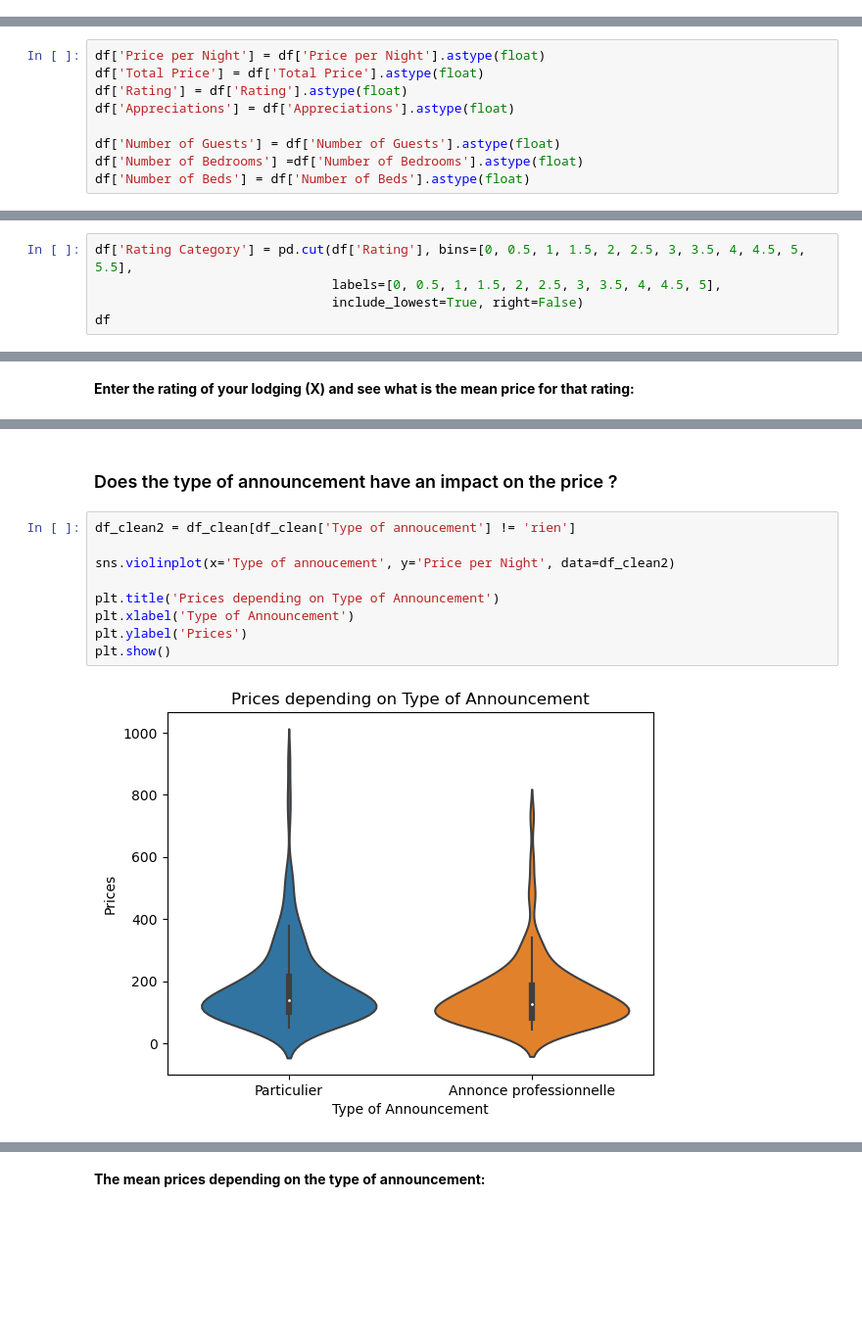
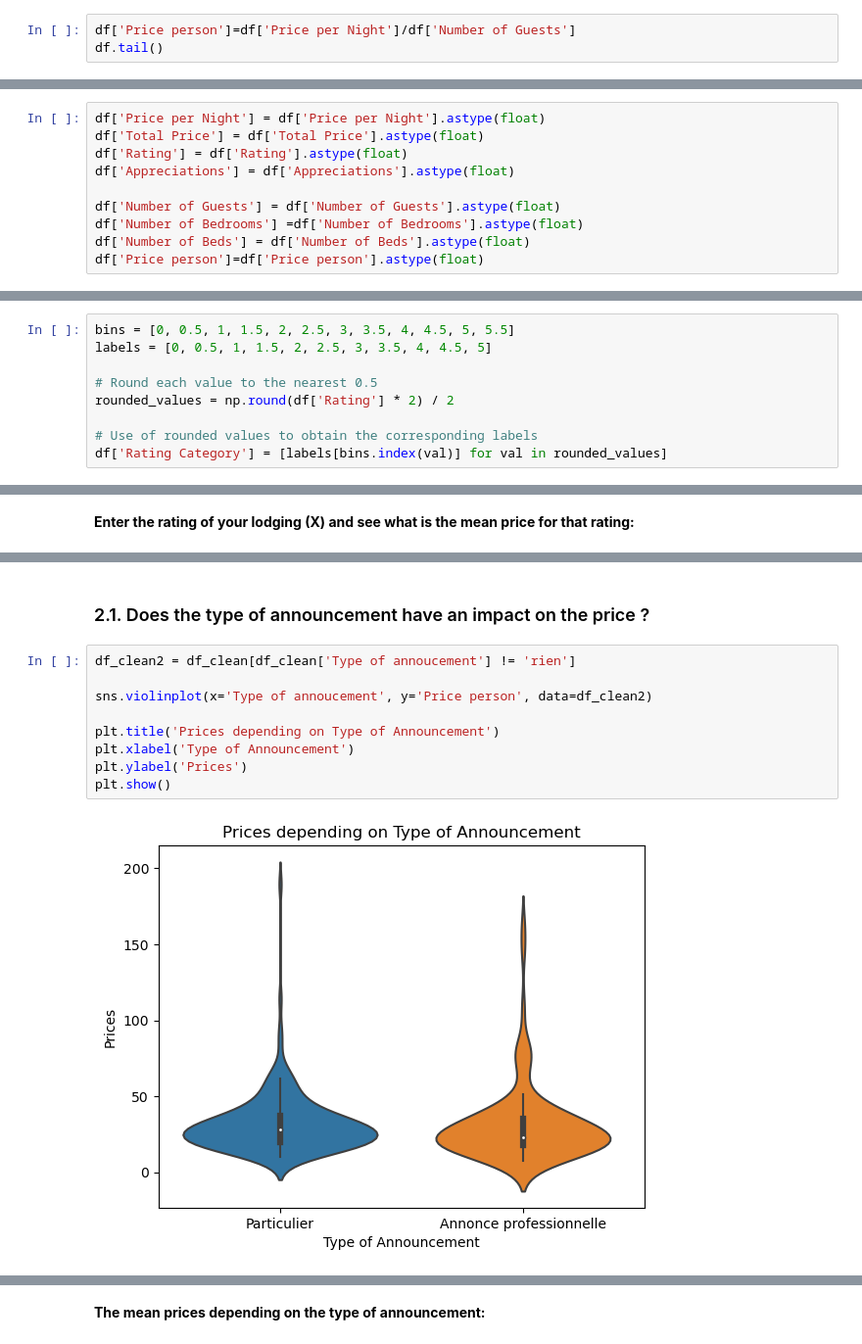
Before and after one commit to paulinecolle/Project-data, a Jupyter notebook: Visualisation.ipynb, the cells around one changed output, grey strips where cells are left out. Shown at 98% size. Saved outputs shown, nothing was run; the diff lists cells and outputs as text; blank space fills up the shorter version.

```diff
--- a/Visualisation.ipynb
+++ b/Visualisation.ipynb
@@ -59,0 +32,3 @@ df
+# %%
+df['Price person']=df['Price per Night']/df['Number of Guests']
+df.tail()
@@ -68,3 +50,4 @@ df['Appreciations'] = df['Appreciations'].astype(float)
 df['Number of Guests'] = df['Number of Guests'].astype(float)
 df['Number of Bedrooms'] =df['Number of Bedrooms'].astype(float)
 df['Number of Beds'] = df['Number of Beds'].astype(float)
+df['Price person']=df['Price person'].astype(float)
@@ -136,5 +124,0 @@ plt.legend()
-# %%
-df['Rating Category'] = pd.cut(df['Rating'], bins=[0, 0.5, 1, 1.5, 2, 2.5, 3, 3.5, 4, 4.5, 5, 5.5],
-                               labels=[0, 0.5, 1, 1.5, 2, 2.5, 3, 3.5, 4, 4.5, 5],
-                               include_lowest=True, right=False)
-df
@@ -217,0 +125,9 @@ plt.show()
+# %%
+bins = [0, 0.5, 1, 1.5, 2, 2.5, 3, 3.5, 4, 4.5, 5, 5.5]
+labels = [0, 0.5, 1, 1.5, 2, 2.5, 3, 3.5, 4, 4.5, 5]
+
+# Round each value to the nearest 0.5
+rounded_values = np.round(df['Rating'] * 2) / 2
+
+# Use of rounded values to obtain the corresponding labels
+df['Rating Category'] = [labels[bins.index(val)] for val in rounded_values]
@@ -236,14 +229,14 @@ The mean price when the rating is 3.5 is 99.88
 # %% [markdown]
-### Does the type of announcement have an impact on the price ?
+### 2.1. Does the type of announcement have an impact on the price ?
 # %%
 df_clean2 = df_clean[df_clean['Type of annoucement'] != 'rien']
 
-sns.violinplot(x='Type of annoucement', y='Price per Night', data=df_clean2)
+sns.violinplot(x='Type of annoucement', y='Price person', data=df_clean2)
 
 plt.title('Prices depending on Type of Announcement')
 plt.xlabel('Type of Announcement')
 plt.ylabel('Prices')
 plt.show()
 # %% [output]
-[figure, old version]
+[figure, new version]
 # %% [markdown]
```
Also changed, not shown: parts of 45 cells of this notebook.
